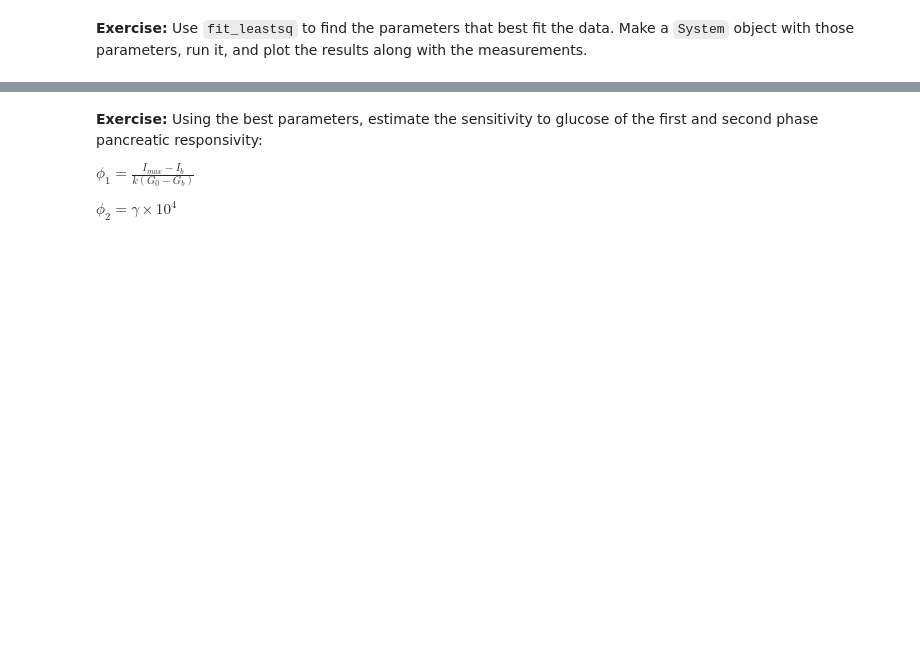
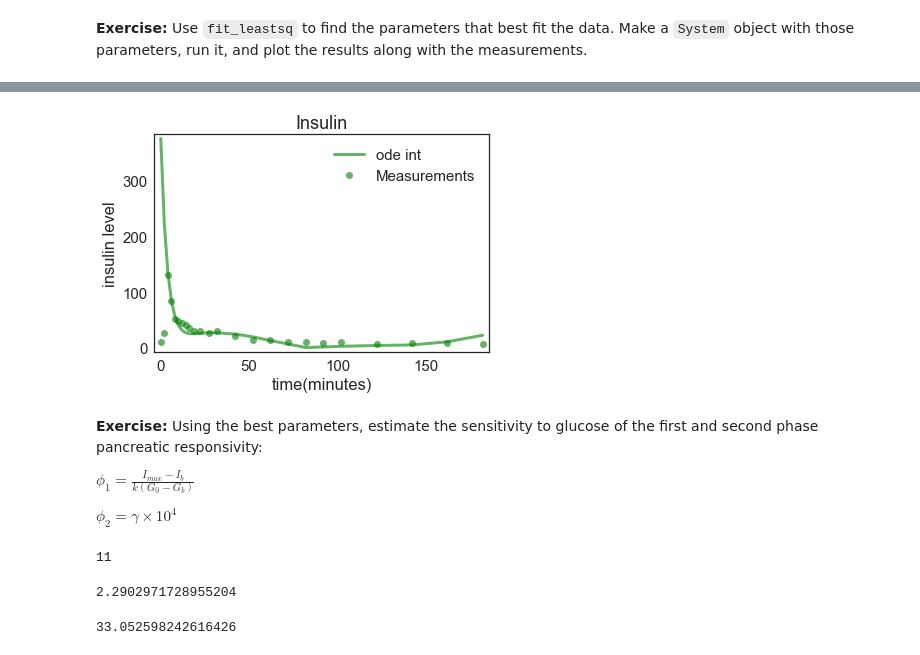
Before and after one commit to 867006905/ModSimPy, a Jupyter notebook: code/chap08mine.ipynb, the cells around one changed output, grey strips where cells are left out. Saved outputs shown, nothing was run; the diff lists cells and outputs as text; code cells hidden in the pictures; blank space fills up the shorter version.

```diff
--- a/code/chap08mine.ipynb
+++ b/code/chap08mine.ipynb
@@ -598,5 +602,14 @@ I0 = 360
 k = 0.25
 gamma = 0.004
 G_T = 80
+# %%
+# Solution goes here
+def make_system_I(I0, k, gamma, G_T, data):
+    init = State(I0 = I0)
+    system = System(init = init, k = k,
+                    gamma = gamma, G_T = G_T,
+                    G = interpolate(data.glucose),
+                    data = data, ts = data.index)
+    return system
 # %%
 # Solution goes here
@@ -631,2 +734,5 @@ Hint: As we did in a previous exercise, you might want to drop the errors for ti
 # %%
 # Solution goes here
+system_best_params = make_system_I(*best_params, data)
+run_odeint(system_best_params, slope_func_I)
+system_best_params.results
@@ -637,3 +758,13 @@ Hint: As we did in a previous exercise, you might want to drop the errors for ti
+# %%
+# Solution goes here
+plot(system_best_params.results, 'g-', label = 'ode int')
+plot(data.index, data.insulin, 'go', label = 'Measurements')
+decorate(xlabel = 'time(minutes)',
+         ylabel = 'insulin level',
+         legend = True,
+         title = 'Insulin')
+# %% [output]
+[figure, added]
 # %% [markdown]
 **Exercise:** Using the best parameters, estimate the sensitivity to glucose of the first and second phase pancreatic responsivity:
 
@@ -643,4 +780,17 @@ $ \phi_2 = \gamma \times 10^4 $
+# %%
+# Solution goes here
+G0
+Ib
+# %% [output]
+11
 # %%
 # Solution goes here
+phi1
+# %% [output]
+2.2902971728955204
 # %%
 # Solution goes here
+phi2 = system_best_params[2] * 10000
+phi2
+# %% [output]
+33.052598242616426
```
Also changed, not shown: parts of 28 cells of this notebook, 5 other files.
